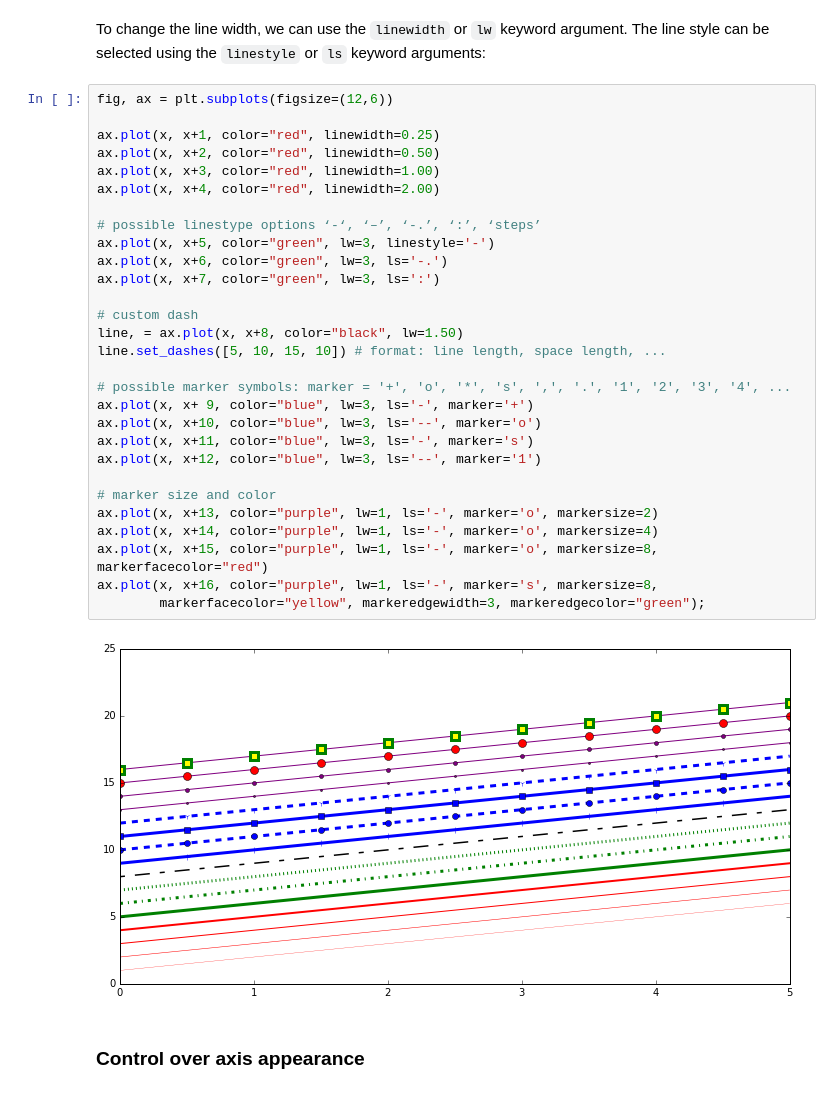
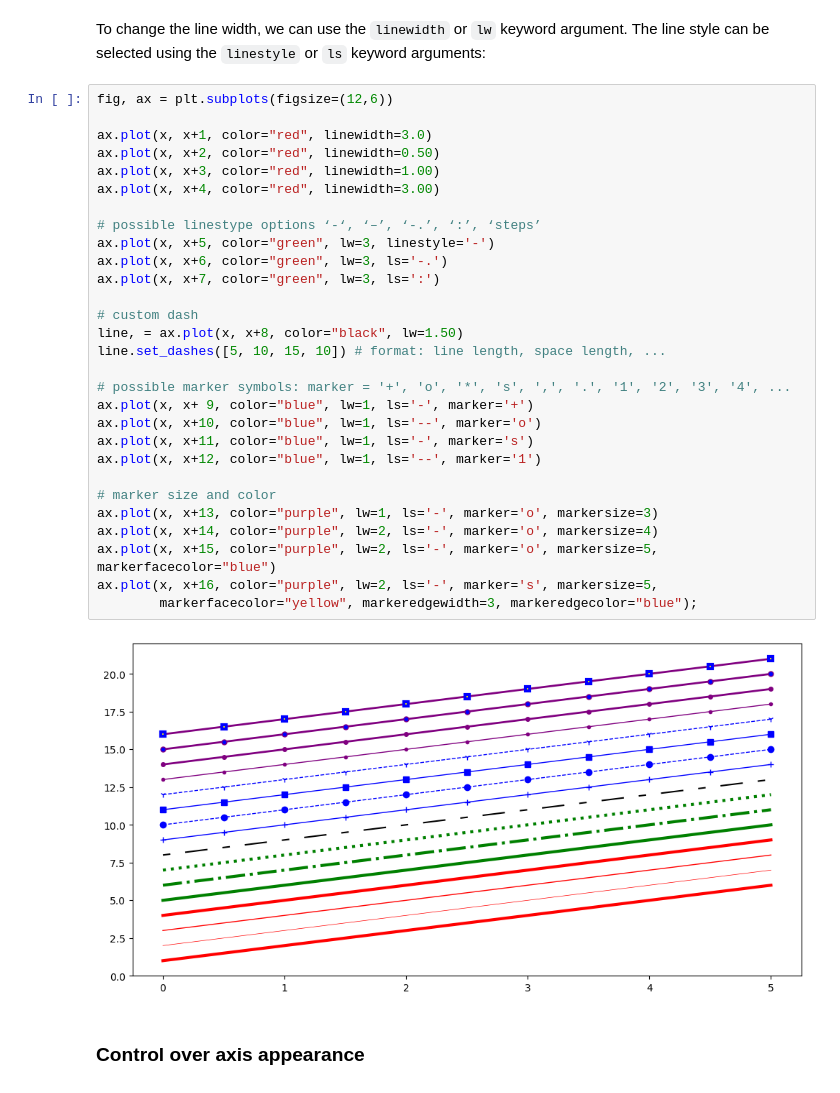
Before and after one commit to AshikurIST/Matplotlib, a Jupyter notebook: 01-Matplotlib Concepts Lecture.ipynb, the cells around one changed output. Saved outputs shown, nothing was run; the diff lists cells and outputs as text.

```diff
--- a/01-Matplotlib Concepts Lecture.ipynb
+++ b/01-Matplotlib Concepts Lecture.ipynb
@@ -314,34 +315,34 @@ To change the line width, we can use the `linewidth` or `lw` keyword argument. T
 # %%
 fig, ax = plt.subplots(figsize=(12,6))
 
-ax.plot(x, x+1, color="red", linewidth=0.25)
+ax.plot(x, x+1, color="red", linewidth=3.0)
 ax.plot(x, x+2, color="red", linewidth=0.50)
 ax.plot(x, x+3, color="red", linewidth=1.00)
-ax.plot(x, x+4, color="red", linewidth=2.00)
+ax.plot(x, x+4, color="red", linewidth=3.00)
 
 # possible linestype options ‘-‘, ‘–’, ‘-.’, ‘:’, ‘steps’
 ax.plot(x, x+5, color="green", lw=3, linestyle='-')
 ax.plot(x, x+6, color="green", lw=3, ls='-.')
 ax.plot(x, x+7, color="green", lw=3, ls=':')
 
 # custom dash
 line, = ax.plot(x, x+8, color="black", lw=1.50)
 line.set_dashes([5, 10, 15, 10]) # format: line length, space length, ...
 
 # possible marker symbols: marker = '+', 'o', '*', 's', ',', '.', '1', '2', '3', '4', ...
-ax.plot(x, x+ 9, color="blue", lw=3, ls='-', marker='+')
-ax.plot(x, x+10, color="blue", lw=3, ls='--', marker='o')
-ax.plot(x, x+11, color="blue", lw=3, ls='-', marker='s')
-ax.plot(x, x+12, color="blue", lw=3, ls='--', marker='1')
+ax.plot(x, x+ 9, color="blue", lw=1, ls='-', marker='+')
+ax.plot(x, x+10, color="blue", lw=1, ls='--', marker='o')
+ax.plot(x, x+11, color="blue", lw=1, ls='-', marker='s')
+ax.plot(x, x+12, color="blue", lw=1, ls='--', marker='1')
 
 # marker size and color
-ax.plot(x, x+13, color="purple", lw=1, ls='-', marker='o', markersize=2)
-ax.plot(x, x+14, color="purple", lw=1, ls='-', marker='o', markersize=4)
-ax.plot(x, x+15, color="purple", lw=1, ls='-', marker='o', markersize=8, markerfacecolor="red")
-ax.plot(x, x+16, color="purple", lw=1, ls='-', marker='s', markersize=8,
-        markerfacecolor="yellow", markeredgewidth=3, markeredgecolor="green");
+ax.plot(x, x+13, color="purple", lw=1, ls='-', marker='o', markersize=3)
+ax.plot(x, x+14, color="purple", lw=2, ls='-', marker='o', markersize=4)
+ax.plot(x, x+15, color="purple", lw=2, ls='-', marker='o', markersize=5, markerfacecolor="blue")
+ax.plot(x, x+16, color="purple", lw=2, ls='-', marker='s', markersize=5,
+        markerfacecolor="yellow", markeredgewidth=3, markeredgecolor="blue");
 # %% [output]
-[figure, old version]
+[figure, new version]
 # %% [markdown]
 ### Control over axis appearance
 # %% [markdown]
```
Also changed, not shown: parts of 7 cells of this notebook.
